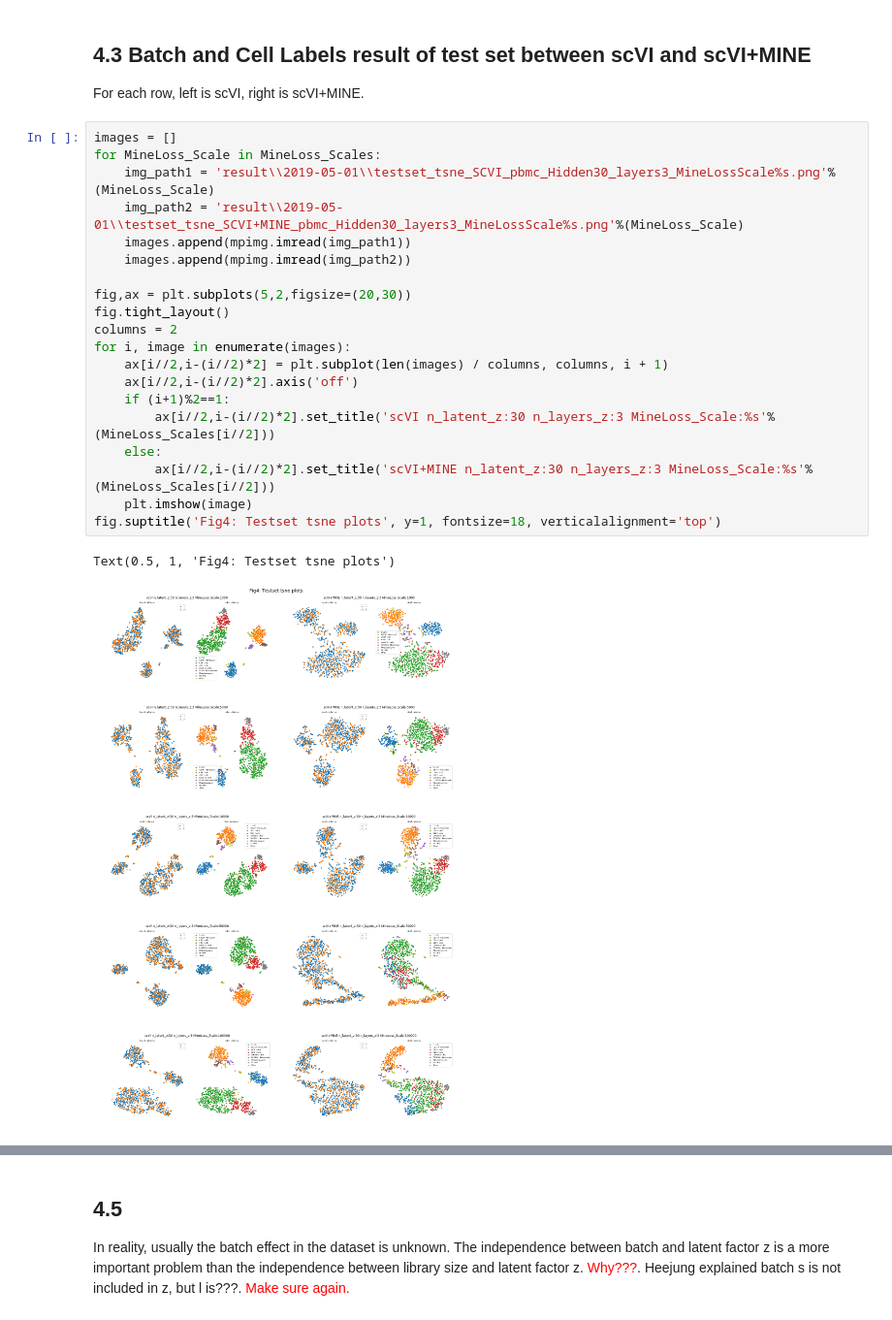
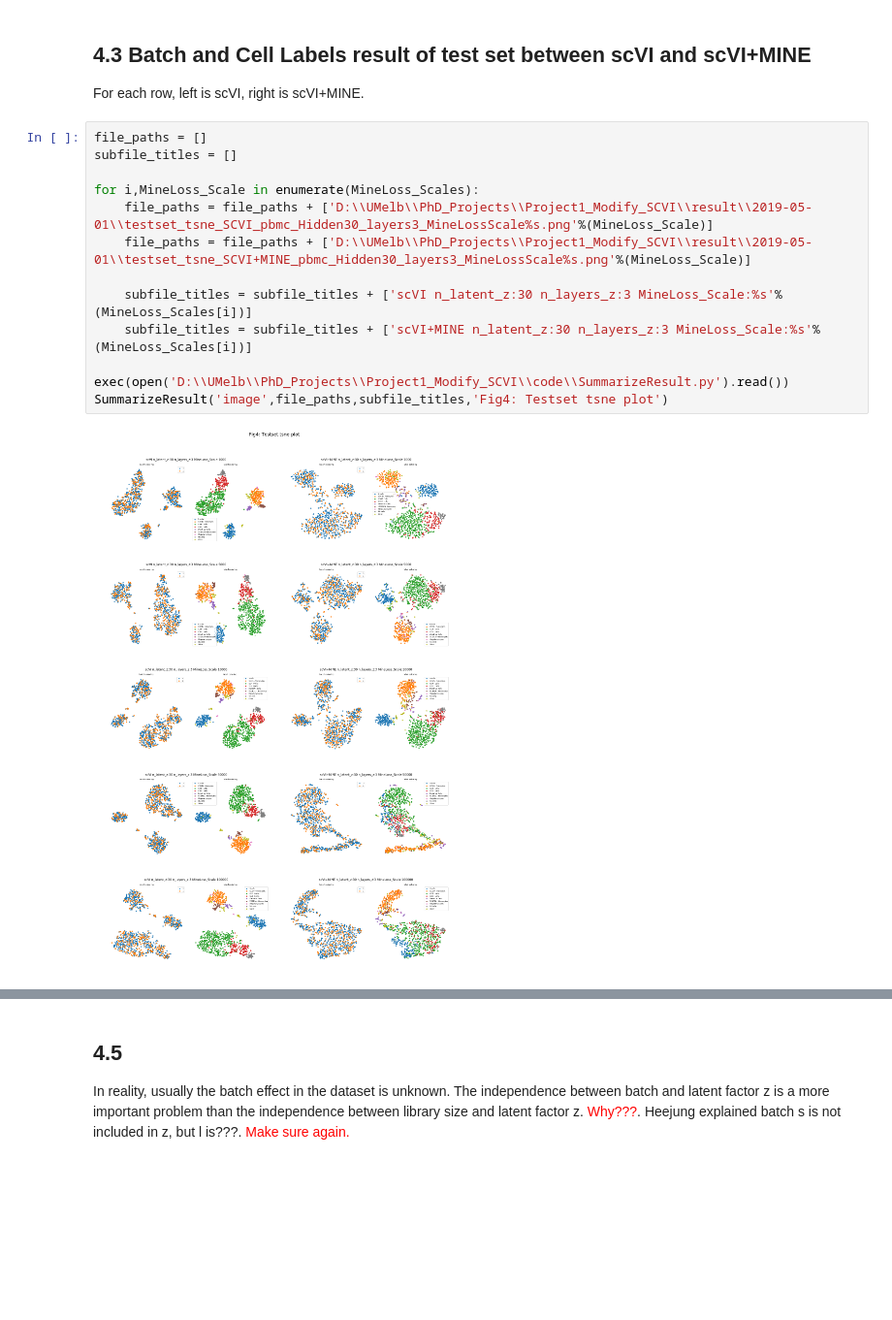
Before and after one commit to suswei/single-cell-rna-seq, a Jupyter notebook: jupyter_notebook/Report_SummarizedResult_LabMeeting_ToDo/2019-05-01_Tune_Hyperparameter_For_MineNet.ipynb, the cells around one changed output, grey strips where cells are left out. Shown at 97% size. Drawn from its saved outputs; the diff is of its cells as text; blank space fills up the shorter version.

```diff
--- a/jupyter_notebook/Report_SummarizedResult_LabMeeting_ToDo/2019-05-01_Tune_Hyperparameter_For_MineNet.ipynb
+++ b/jupyter_notebook/Report_SummarizedResult_LabMeeting_ToDo/2019-05-01_Tune_Hyperparameter_For_MineNet.ipynb
@@ -100,27 +88,19 @@ Text(0.5, 1, 'Fig3: Trainset tsne plots')
 # %% [markdown]
 ## 4.3 Batch and Cell Labels result of test set between scVI and scVI+MINE
 For each row, left is scVI, right is scVI+MINE.
-# %%
-images = []
-for MineLoss_Scale in MineLoss_Scales:
-    img_path1 = 'result\\2019-05-01\\testset_tsne_SCVI_pbmc_Hidden30_layers3_MineLossScale%s.png'%(MineLoss_Scale)
-    img_path2 = 'result\\2019-05-01\\testset_tsne_SCVI+MINE_pbmc_Hidden30_layers3_MineLossScale%s.png'%(MineLoss_Scale)
-    images.append(mpimg.imread(img_path1))
-    images.append(mpimg.imread(img_path2))
-
-fig,ax = plt.subplots(5,2,figsize=(20,30))
-fig.tight_layout()
-columns = 2
-for i, image in enumerate(images):
-    ax[i//2,i-(i//2)*2] = plt.subplot(len(images) / columns, columns, i + 1)
-    ax[i//2,i-(i//2)*2].axis('off')
-    if (i+1)%2==1:
-        ax[i//2,i-(i//2)*2].set_title('scVI n_latent_z:30 n_layers_z:3 MineLoss_Scale:%s'%(MineLoss_Scales[i//2]))
-    else:
-        ax[i//2,i-(i//2)*2].set_title('scVI+MINE n_latent_z:30 n_layers_z:3 MineLoss_Scale:%s'%(MineLoss_Scales[i//2]))
-    plt.imshow(image)
-fig.suptitle('Fig4: Testset tsne plots', y=1, fontsize=18, verticalalignment='top')
-# %% [output]
-Text(0.5, 1, 'Fig4: Testset tsne plots')
-[figure, removed]
+# %%
+file_paths = []
+subfile_titles = []
+
+for i,MineLoss_Scale in enumerate(MineLoss_Scales):
+    file_paths = file_paths + ['D:\\UMelb\\PhD_Projects\\Project1_Modify_SCVI\\result\\2019-05-01\\testset_tsne_SCVI_pbmc_Hidden30_layers3_MineLossScale%s.png'%(MineLoss_Scale)]
+    file_paths = file_paths + ['D:\\UMelb\\PhD_Projects\\Project1_Modify_SCVI\\result\\2019-05-01\\testset_tsne_SCVI+MINE_pbmc_Hidden30_layers3_MineLossScale%s.png'%(MineLoss_Scale)]
+
+    subfile_titles = subfile_titles + ['scVI n_latent_z:30 n_layers_z:3 MineLoss_Scale:%s'%(MineLoss_Scales[i])]
+    subfile_titles = subfile_titles + ['scVI+MINE n_latent_z:30 n_layers_z:3 MineLoss_Scale:%s'%(MineLoss_Scales[i])]
+
+exec(open('D:\\UMelb\\PhD_Projects\\Project1_Modify_SCVI\\code\\SummarizeResult.py').read())
+SummarizeResult('image',file_paths,subfile_titles,'Fig4: Testset tsne plot')
+# %% [output]
+[figure, added]
 # %% [markdown]
```
Also changed, not shown: parts of 12 cells of this notebook, 2 other files.
